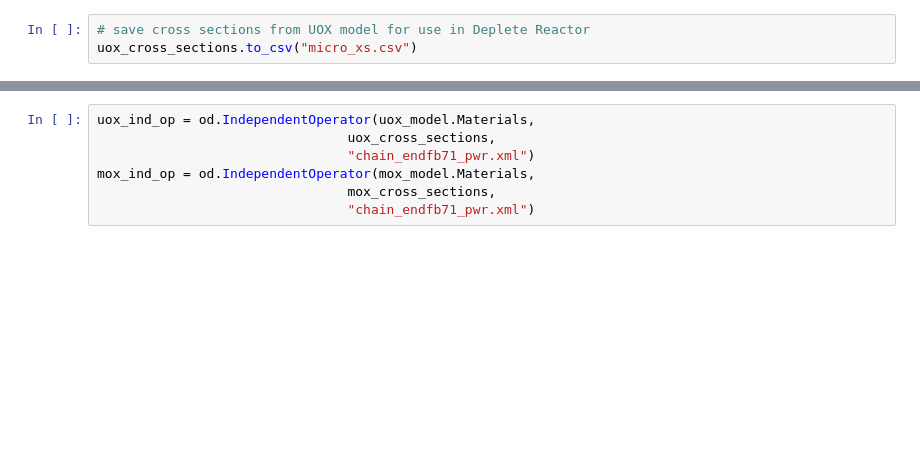
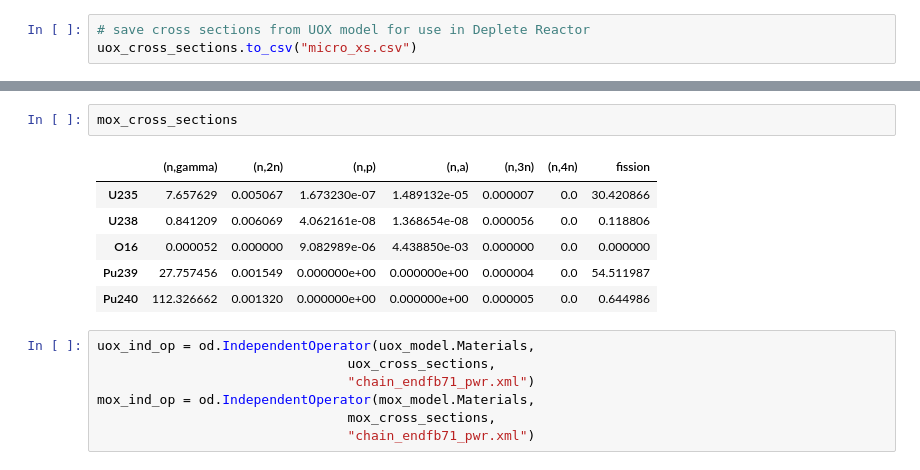
Before and after one commit to arfc/openmcyclus, a Jupyter notebook: comparison/OpenMC_model.ipynb, the cells around one changed output, grey strips where cells are left out. Drawn from its saved outputs; the diff is of its cells as text; blank space fills up the shorter version.

```diff
--- a/comparison/OpenMC_model.ipynb
+++ b/comparison/OpenMC_model.ipynb
@@ -133,3 +146,12 @@ uox_cross_sections.to_csv("micro_xs.csv")
+# %%
+mox_cross_sections
+# %% [output]
+|  | (n,gamma) | (n,2n) | (n,p) | (n,a) | (n,3n) | (n,4n) | fission |
+| U235 | 7.657629 | 0.005067 | 1.673230e-07 | 1.489132e-05 | 0.000007 | 0.0 | 30.420866 |
+| U238 | 0.841209 | 0.006069 | 4.062161e-08 | 1.368654e-08 | 0.000056 | 0.0 | 0.118806 |
+| O16 | 0.000052 | 0.000000 | 9.082989e-06 | 4.438850e-03 | 0.000000 | 0.0 | 0.000000 |
+| Pu239 | 27.757456 | 0.001549 | 0.000000e+00 | 0.000000e+00 | 0.000004 | 0.0 | 54.511987 |
+| Pu240 | 112.326662 | 0.001320 | 0.000000e+00 | 0.000000e+00 | 0.000005 | 0.0 | 0.644986 |
 # %%
 uox_ind_op = od.IndependentOperator(uox_model.Materials,
                                 uox_cross_sections,
```
Also changed, not shown: parts of 12 cells of this notebook, 3 other files.
